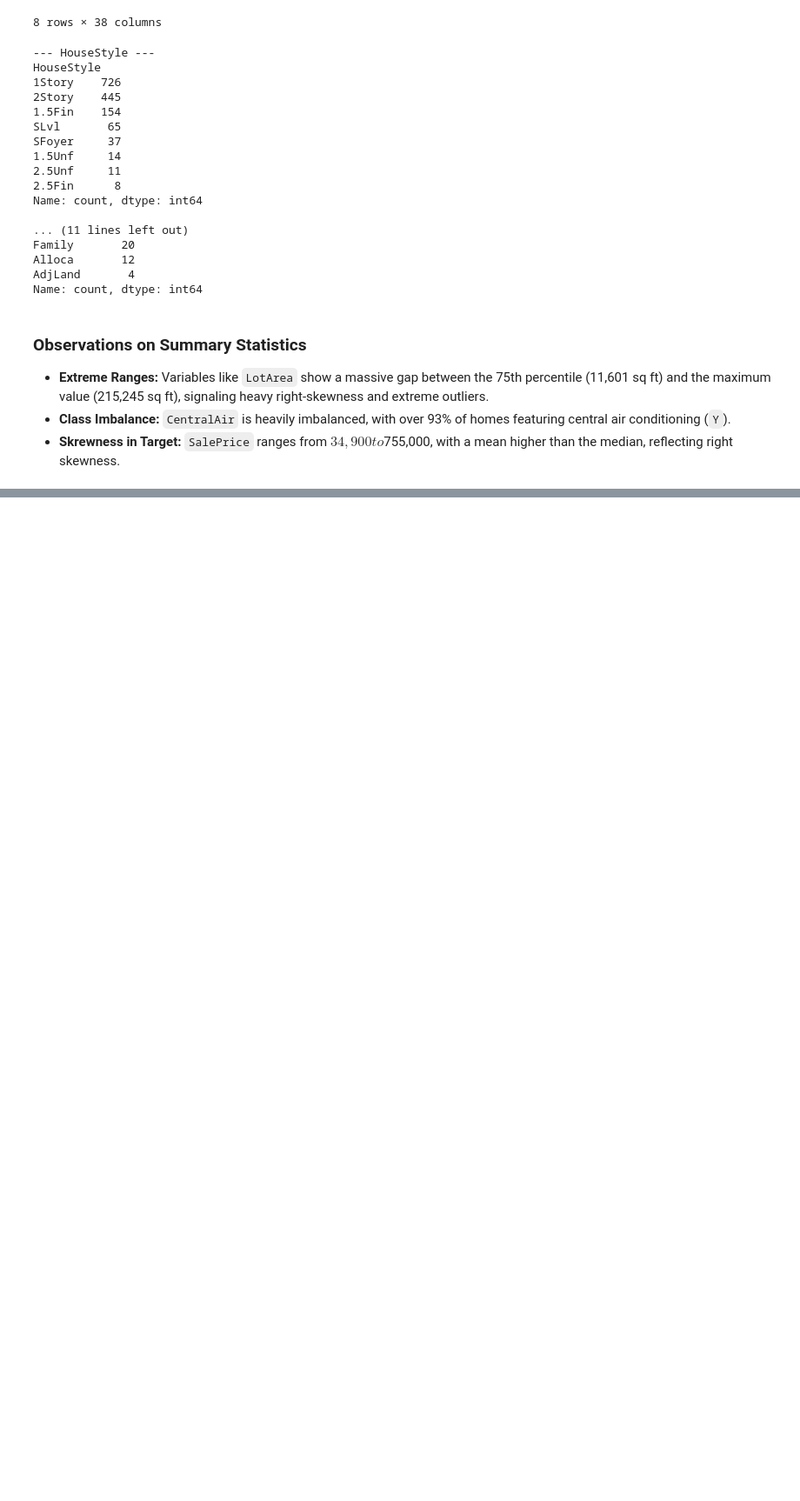
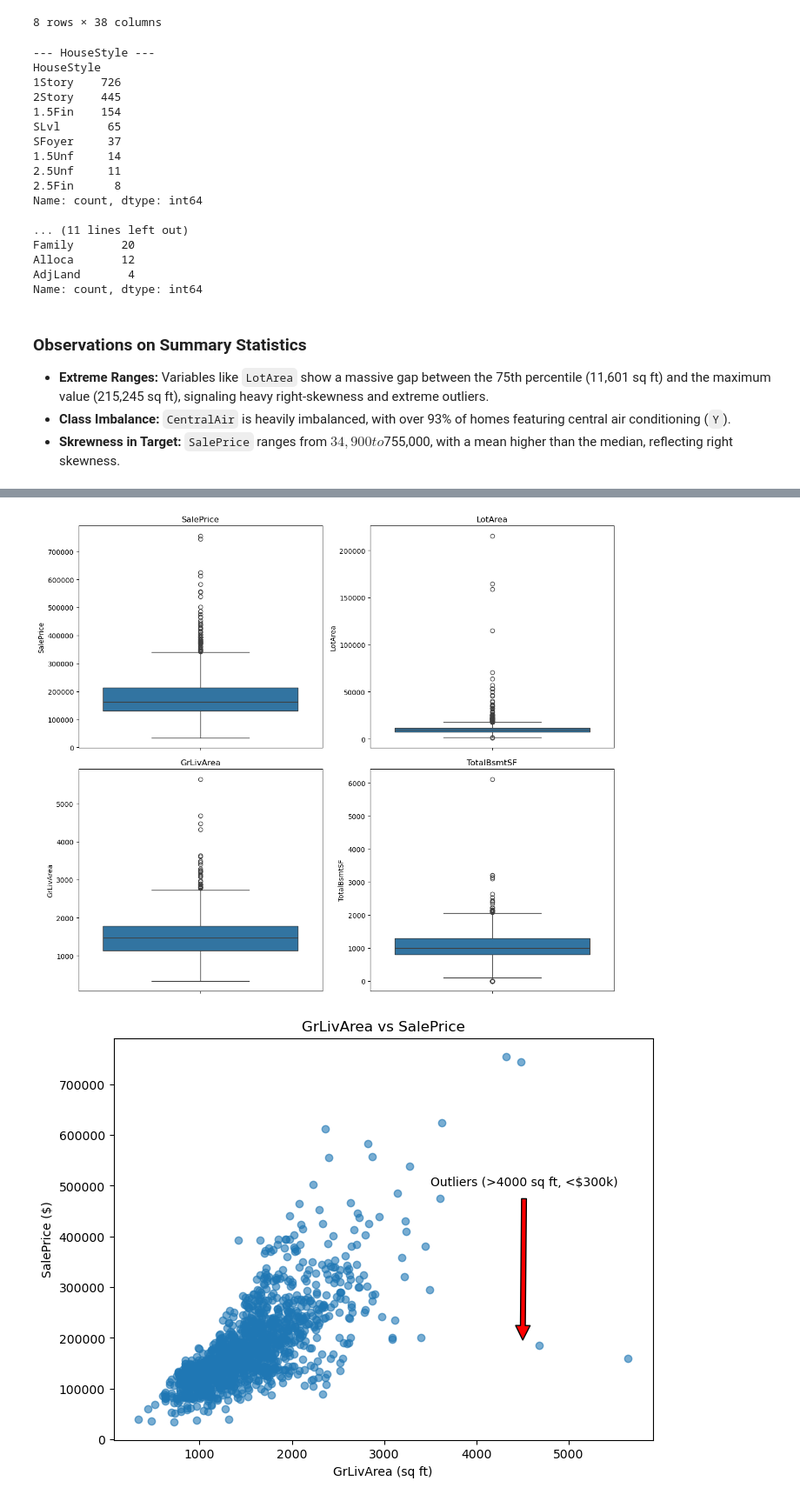
Before and after one commit to archanadev-05/ames-housing-data-preprocessing, a Jupyter notebook: data_preprocessing.ipynb, the cells around one changed output, grey strips where cells are left out. Shown at 87% size. Drawn from its saved outputs; the diff is of its cells as text; code cells hidden in the pictures; blank space fills up the shorter version.

```diff
--- a/data_preprocessing.ipynb
+++ b/data_preprocessing.ipynb
@@ -102,0 +182,25 @@ print("Updated MoSold type:", df['MoSold'].dtype)
+# %%
+# 1. Fill non-applicable structural features with 'None'
+na_none_cols = ['PoolQC', 'MiscFeature', 'Alley', 'Fence', 'FireplaceQu',
+                'GarageType', 'GarageFinish', 'GarageQual', 'GarageCond',
+                'BsmtQual', 'BsmtCond', 'BsmtExposure', 'BsmtFinType1', 'BsmtFinType2']
+df[na_none_cols] = df[na_none_cols].fillna('None')
+
+# 2. Impute LotFrontage using Neighborhood median
+print("LotFrontage missing before:", df['LotFrontage'].isnull().sum())
+df['LotFrontage'] = df.groupby('Neighborhood')['LotFrontage'].transform(lambda x: x.fillna(x.median()))
+print("LotFrontage missing after:", df['LotFrontage'].isnull().sum())
+
+# 3. Impute GarageYrBlt with YearBuilt
+df['GarageYrBlt'] = df['GarageYrBlt'].fillna(df['YearBuilt'])
+
+# 4. SimpleImputer with mean strategy for MasVnrArea
+imputer = SimpleImputer(strategy='mean')
+df[['MasVnrArea']] = imputer.fit_transform(df[['MasVnrArea']])
+
+# Fill remaining minor categorical attributes with mode
+df['MasVnrType'] = df['MasVnrType'].fillna(df['MasVnrType'].mode()[0])
+df['Electrical'] = df['Electrical'].fillna(df['Electrical'].mode()[0])
+
+# 5. Verify zero remaining missing values
+print("Total remaining missing values:", df.isnull().sum().sum())
@@ -102,0 +215,22 @@ print("Updated MoSold type:", df['MoSold'].dtype)
+# %%
+# 1. 2x2 Boxplots
+fig, axes = plt.subplots(2, 2, figsize=(12, 10))
+sns.boxplot(y=df['SalePrice'], ax=axes[0, 0]).set_title('SalePrice')
+sns.boxplot(y=df['LotArea'], ax=axes[0, 1]).set_title('LotArea')
+sns.boxplot(y=df['GrLivArea'], ax=axes[1, 0]).set_title('GrLivArea')
+sns.boxplot(y=df['TotalBsmtSF'], ax=axes[1, 1]).set_title('TotalBsmtSF')
+plt.tight_layout()
+plt.show()
+
+# 2. Scatter Plot GrLivArea vs SalePrice with Annotation
+plt.figure(figsize=(8, 6))
+plt.scatter(df['GrLivArea'], df['SalePrice'], alpha=0.6)
+plt.xlabel('GrLivArea (sq ft)')
+plt.ylabel('SalePrice ($)')
+plt.title('GrLivArea vs SalePrice')
+plt.annotate('Outliers (>4000 sq ft, <$300k)', xy=(4500, 180000), xytext=(3500, 500000),
+             arrowprops=dict(facecolor='red', shrink=0.05))
+plt.show()
+# %% [output]
+[figure, added]
+[figure, added]
```
Also changed, not shown: parts of 33 cells of this notebook, 1 other file.
